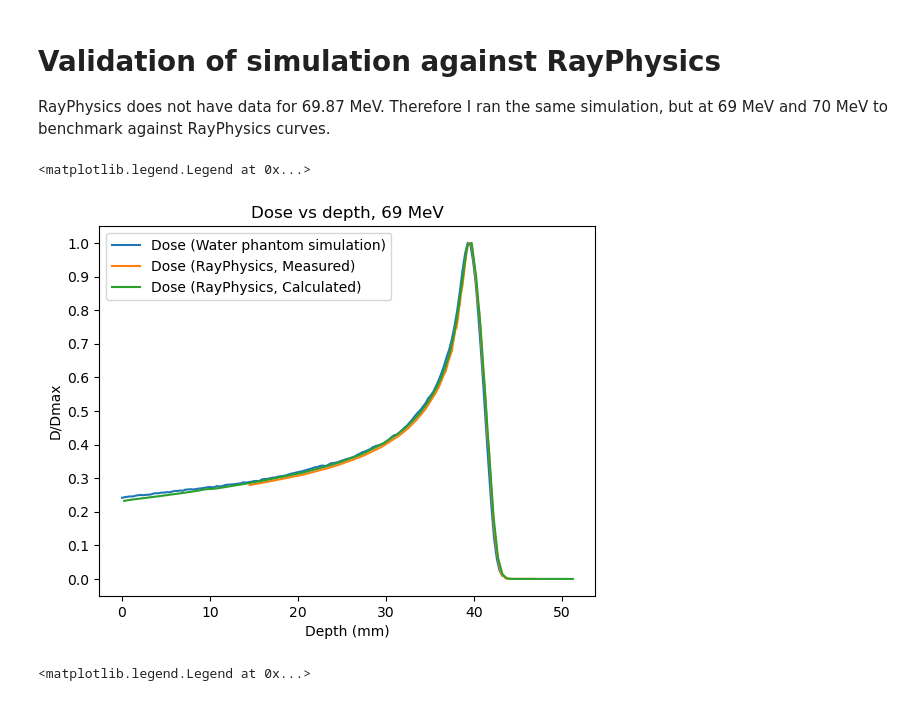
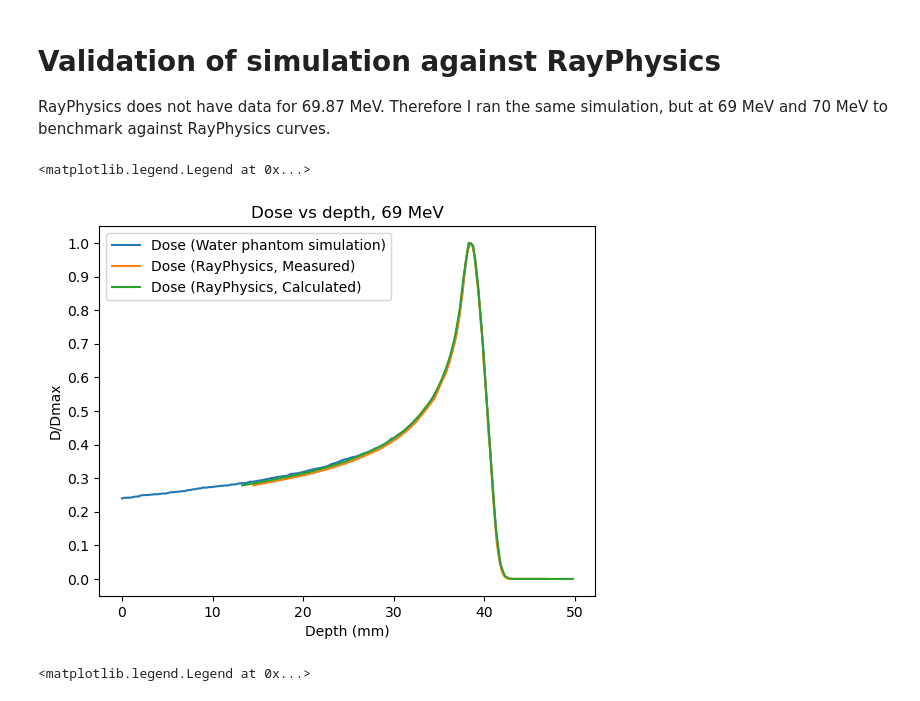
Before and after one commit to BrittHaanen15/Thesis_project, a Jupyter notebook: Python codes/Finding mid LET.ipynb, the cells around one changed output. Drawn from its saved outputs; the diff is of its cells as text; code cells hidden in the pictures.

```diff
--- a/Python codes/Finding mid LET.ipynb
+++ b/Python codes/Finding mid LET.ipynb
@@ -127,22 +127,22 @@ RSdose_c = RSdose_c[sort]
 #Want dose and let normalised to maximum
 RSdose_c = RSdose_c/max(RSdose_c)
 # %%
-path69 = r"C:\Users\bhaan\Documents\#Master Degree\Thesis\Water phantom data new energy\Pristine 69.87 MeV in Water Phantom.csv"
+path69 = r"C:\Users\bhaan\Documents\#Master Degree\Thesis\Thesis_project\Mid LET calculation\ARCHIVED_Unrestricted beam plan - LET and RTStruct wo range shifter\roi_let_dose_coords_WaterPhantom.csv"
 
 dose69, let69 = Process_WaterPhantomData(path69)
 
 #Plot together with other data to compare
 plt.plot(dose69['y_mm'], dose69['Dose'], label='Dose (Water phantom simulation)')
 plt.plot(RSdepth_m, RSdose_m, label='Dose (RayPhysics, Measured)')
 plt.plot(RSdepth_c, RSdose_c, label='Dose (RayPhysics, Calculated)')
 plt.title('Dose vs depth, 69 MeV')
 plt.xlabel('Depth (mm)')
 plt.ylabel('D/Dmax')
 plt.yticks(np.arange(0, 1.1, 0.1))
 plt.legend()
 # %% [output]
 <matplotlib.legend.Legend at 0x...>
-[figure, old version]
+[figure, new version]
 # %%
 #Repeat for 70 MeV
 ### Measured BP data from RayPhysics ###
```
Also changed, not shown: parts of 6 cells of this notebook, 1 other file.
